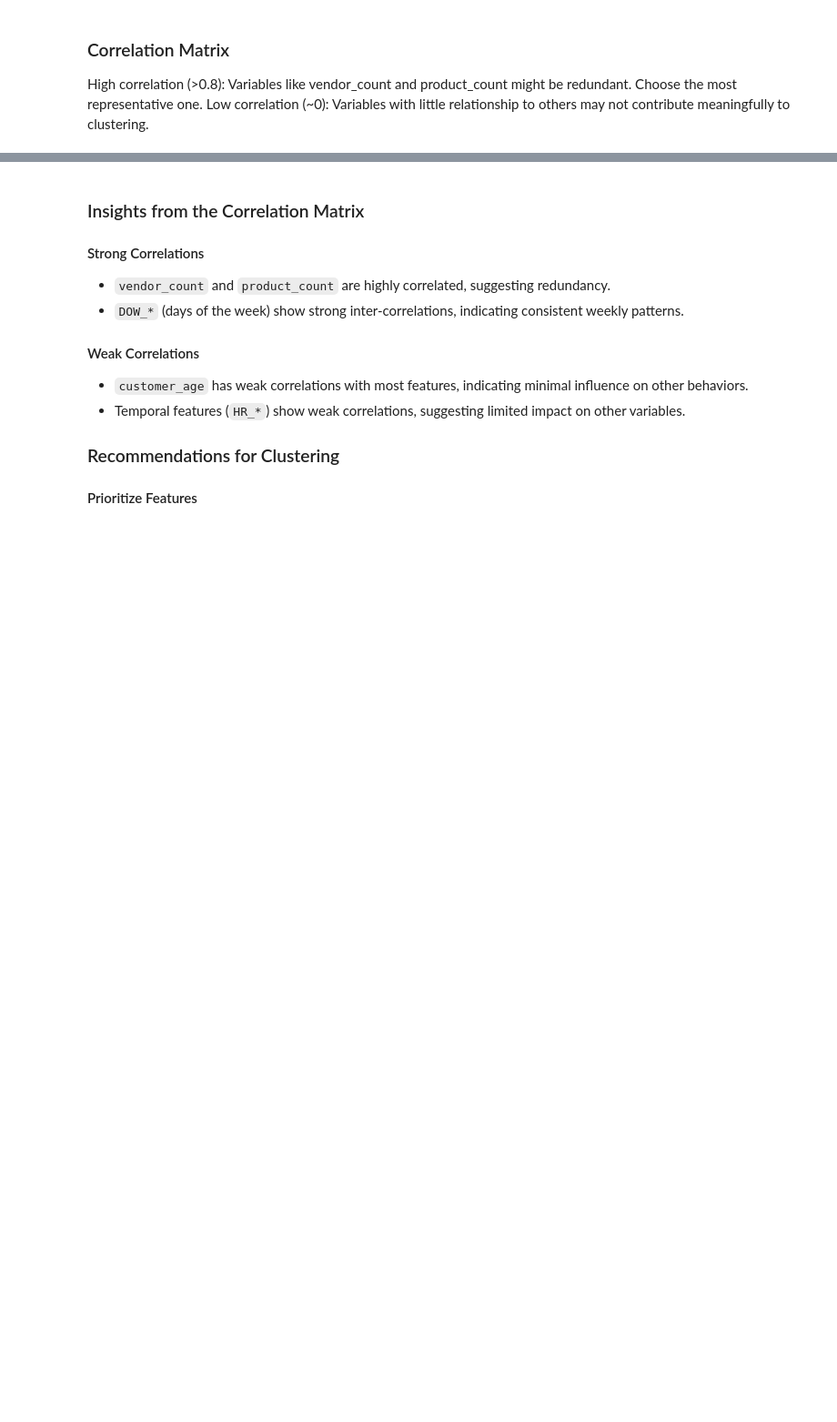
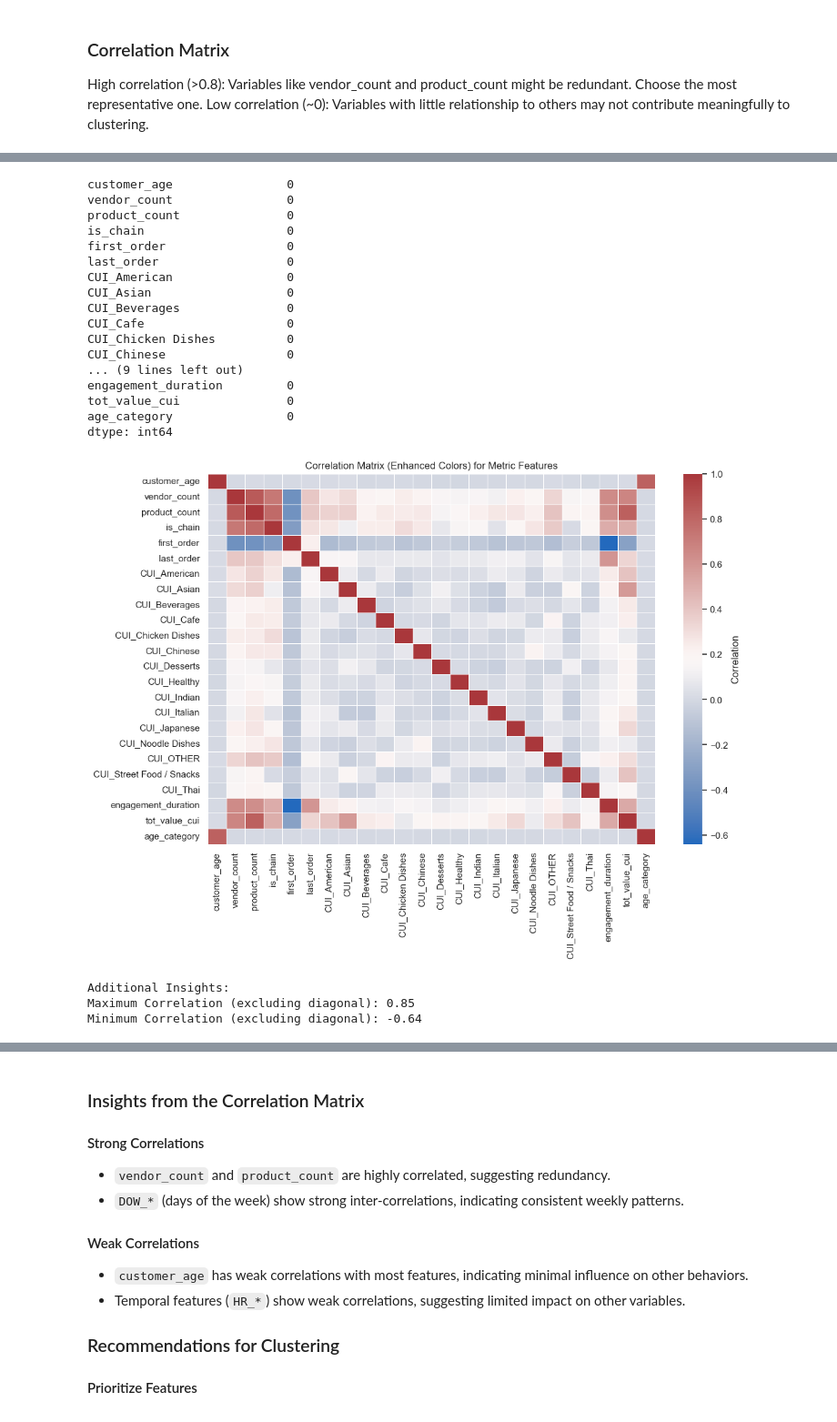
Before and after one commit to MiguelMangerona/Data-Mining-Project, a Jupyter notebook: DM2425_Part1_56.ipynb, the cells around one changed output, grey strips where cells are left out. Shown at 91% size. Cells and saved outputs as stored; diff of their text form; code cells hidden in the pictures; blank space fills up the shorter version.

```diff
--- a/DM2425_Part1_56.ipynb
+++ b/DM2425_Part1_56.ipynb
@@ -1397,3 +1397,6 @@ Using the meaning of variables in the dataset, the following features are identi
 1. `customer_id`: Acts as a unique identifier.
 2. `first_order` and `last_order`: Temporal variables that could be redundant if not normalized.
 3. `payment_method` and `last_promo`: Limited impact on clustering in the current context.
+# %%
+#To make the opperations easier we will create a new df with only the metric features
+metric_df = df[metric_features]
@@ -1531,0 +1445,16 @@ Selected Features: ['customer_age', 'vendor_count', 'is_chain', 'first_order', '
+# %%
+# Initialize the scaler
+scaler = StandardScaler()
+
+# Fit the scaler to the metric_df
+scaler.fit(metric_df)
+
+# Transform the metric_df
+scaled_metrics = scaler.transform(metric_df)  # Scaled numeric features as a NumPy array
+
+# Convert the scaled metrics back to a DataFrame
+scaled_metrics_df = pd.DataFrame(scaled_metrics, columns=metric_df.columns, index=metric_df.index)
+
+
+# Display the scaled metric DataFrame
+print(scaled_metrics_df)
@@ -1531,0 +1479,48 @@ Selected Features: ['customer_age', 'vendor_count', 'is_chain', 'first_order', '
+# %%
+# Select numeric columns only from the metric_df
+numeric_metric_df = metric_df.select_dtypes(include=['float64', 'int64'])
+
+# Check for missing or non-numeric values
+print(numeric_metric_df.isnull().sum())
+
+# Fill or drop missing values if necessary
+numeric_metric_df = numeric_metric_df.dropna()  # Drop rows with missing values
+
+# Calculate the correlation matrix
+correlation_matrix = numeric_metric_df.corr()
+
+# Plot the heatmap with a different color palette
+plt.figure(figsize=(12, 8))
+sns.heatmap(correlation_matrix, cmap='vlag', cbar_kws={'label': 'Correlation'}, linewidths=0.5)
+plt.title("Correlation Matrix (Enhanced Colors) for Metric Features")
+plt.show()
+
+# Displaying additional insights as text
+max_corr = correlation_matrix.where(~np.eye(correlation_matrix.shape[0], dtype=bool)).max().max()
+min_corr = correlation_matrix.where(~np.eye(correlation_matrix.shape[0], dtype=bool)).min().min()
+
+print(f"\nAdditional Insights:")
+print(f"Maximum Correlation (excluding diagonal): {max_corr:.2f}")
+print(f"Minimum Correlation (excluding diagonal): {min_corr:.2f}")
+# %% [output]
+customer_age                0
+vendor_count                0
+product_count               0
+is_chain                    0
+first_order                 0
+last_order                  0
+CUI_American                0
+CUI_Asian                   0
+CUI_Beverages               0
+CUI_Cafe                    0
+CUI_Chicken Dishes          0
+CUI_Chinese                 0
+... (9 lines left out)
+engagement_duration         0
+tot_value_cui               0
+age_category                0
+dtype: int64
+[figure, added]
+Additional Insights:
+Maximum Correlation (excluding diagonal): 0.85
+Minimum Correlation (excluding diagonal): -0.64
```
Also changed, not shown: parts of 39 cells of this notebook.
